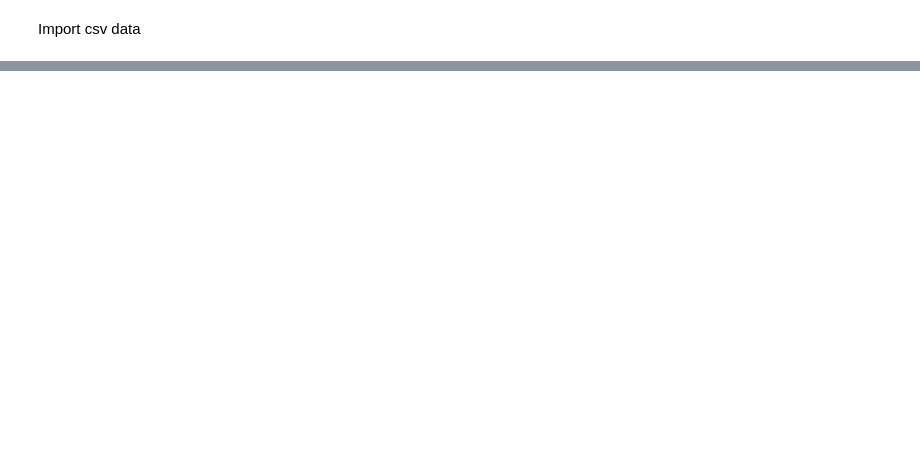
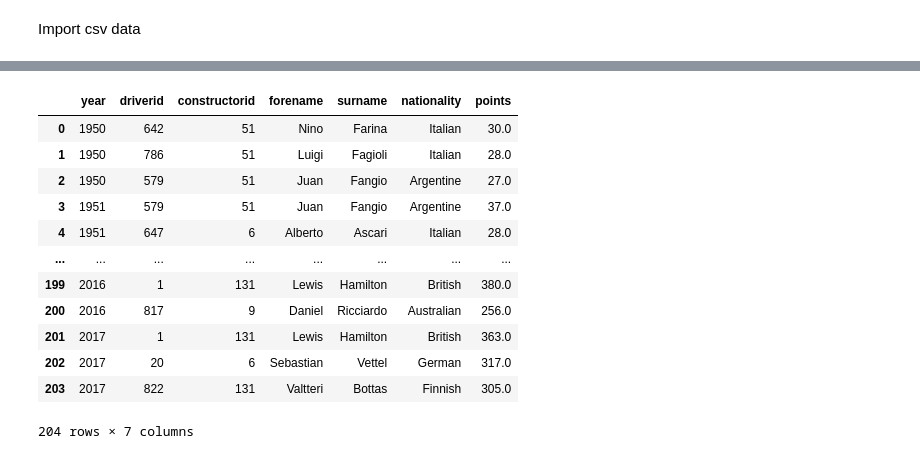
Before and after one commit to cciochina/project-2-ETL, a Jupyter notebook: main.ipynb, the cells around one changed output, grey strips where cells are left out. Cells and saved outputs as stored; diff of their text form; code cells hidden in the pictures; blank space fills up the shorter version.

```diff
--- a/main.ipynb
+++ b/main.ipynb
@@ -189,3 +191,8 @@ c1_df
 | 181 | 2017 | 6 | Ferrari | Italian | 522.0 |
 | 182 | 2017 | 9 | Red Bull | Austrian | 368.0 |
 183 rows × 5 columns
+# %%
+# Connect to local data base
+from sql_password import pgAdmin_pass
+connect_str = f"postgres:{pgAdmin_pass}@localhost:5432/ETL"
+engine = create_engine(f"postgresql://{connect_str}")
@@ -191,0 +210,17 @@ c1_df
+# %%
+# Confirm data has been added by querying f1_df table
+pd.read_sql_query("select * from f1_df", con=engine)
+# %% [output]
+|  | year | driverid | constructorid | forename | surname | nationality | points |
+| 0 | 1950 | 642 | 51 | Nino | Farina | Italian | 30.0 |
+| 1 | 1950 | 786 | 51 | Luigi | Fagioli | Italian | 28.0 |
+| 2 | 1950 | 579 | 51 | Juan | Fangio | Argentine | 27.0 |
+| 3 | 1951 | 579 | 51 | Juan | Fangio | Argentine | 37.0 |
+| 4 | 1951 | 647 | 6 | Alberto | Ascari | Italian | 28.0 |
+| ... | ... | ... | ... | ... | ... | ... | ... |
+| 199 | 2016 | 1 | 131 | Lewis | Hamilton | British | 380.0 |
+| 200 | 2016 | 817 | 9 | Daniel | Ricciardo | Australian | 256.0 |
+| 201 | 2017 | 1 | 131 | Lewis | Hamilton | British | 363.0 |
+| 202 | 2017 | 20 | 6 | Sebastian | Vettel | German | 317.0 |
+| 203 | 2017 | 822 | 131 | Valtteri | Bottas | Finnish | 305.0 |
+204 rows × 7 columns
```
Also changed, not shown: parts of 7 cells of this notebook, 5 other files.
